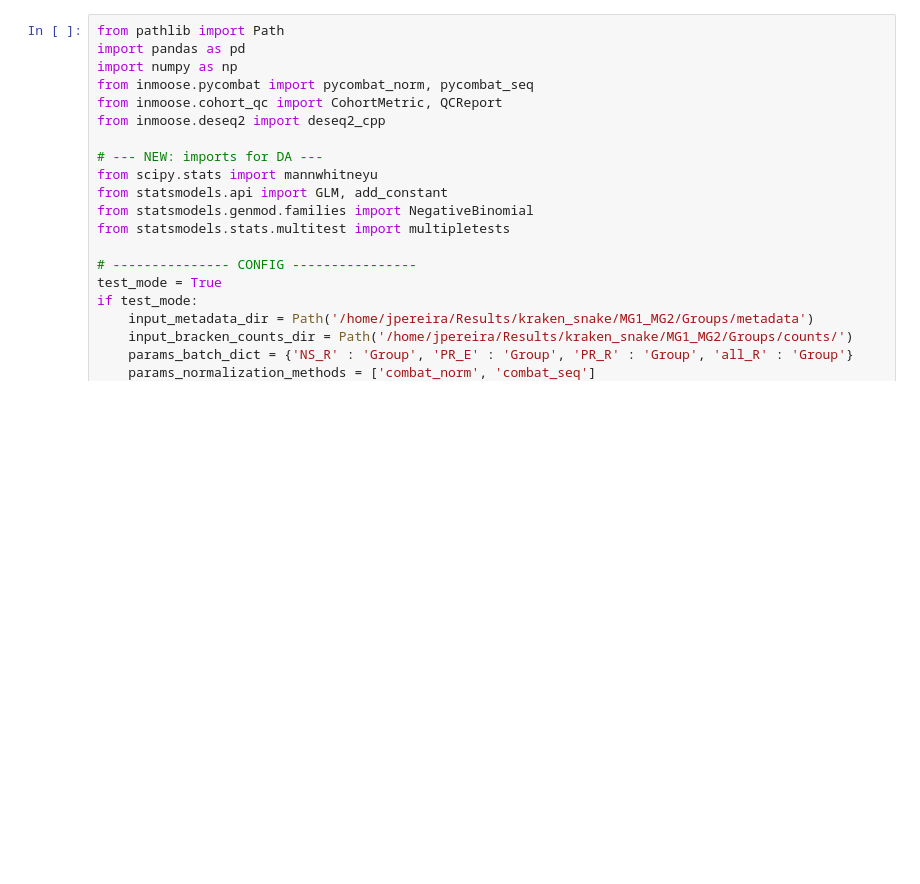
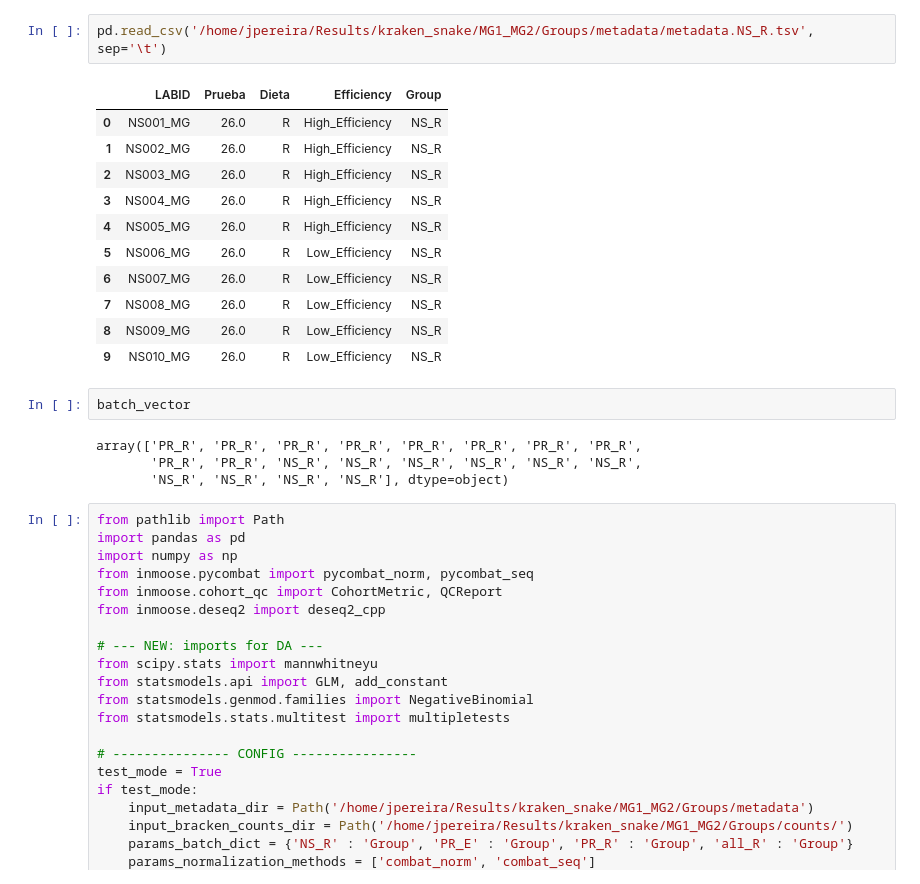
Before and after one commit to JPereira199/kraken_snake, a Jupyter notebook: scripts/subdivide_datsets.ipynb, the cells around one changed output. Drawn from its saved outputs; the diff is of its cells as text; blank space fills up the shorter version.

```diff
--- a/scripts/subdivide_datsets.ipynb
+++ b/scripts/subdivide_datsets.ipynb
@@ -375,3 +617,23 @@ Saving Combat Seq report in: /home/jpereira/Results/kraken_snake/MG1_MG2_GTDB/No
+# %%
+pd.read_csv('/home/jpereira/Results/kraken_snake/MG1_MG2/Groups/metadata/metadata.NS_R.tsv', sep='\t')
+# %% [output]
+|  | LABID | Prueba | Dieta | Efficiency | Group |
+| 0 | NS001_MG | 26.0 | R | High_Efficiency | NS_R |
+| 1 | NS002_MG | 26.0 | R | High_Efficiency | NS_R |
+| 2 | NS003_MG | 26.0 | R | High_Efficiency | NS_R |
+| 3 | NS004_MG | 26.0 | R | High_Efficiency | NS_R |
+| 4 | NS005_MG | 26.0 | R | High_Efficiency | NS_R |
+| 5 | NS006_MG | 26.0 | R | Low_Efficiency | NS_R |
+| 6 | NS007_MG | 26.0 | R | Low_Efficiency | NS_R |
+| 7 | NS008_MG | 26.0 | R | Low_Efficiency | NS_R |
+| 8 | NS009_MG | 26.0 | R | Low_Efficiency | NS_R |
+| 9 | NS010_MG | 26.0 | R | Low_Efficiency | NS_R |
+# %%
+batch_vector
+# %% [output]
+array(['PR_R', 'PR_R', 'PR_R', 'PR_R', 'PR_R', 'PR_R', 'PR_R', 'PR_R',
+       'PR_R', 'PR_R', 'NS_R', 'NS_R', 'NS_R', 'NS_R', 'NS_R', 'NS_R',
+       'NS_R', 'NS_R', 'NS_R', 'NS_R'], dtype=object)
 # %%
 from pathlib import Path
 import pandas as pd
```
Also changed, not shown: parts of 8 cells of this notebook, 1 other file.
